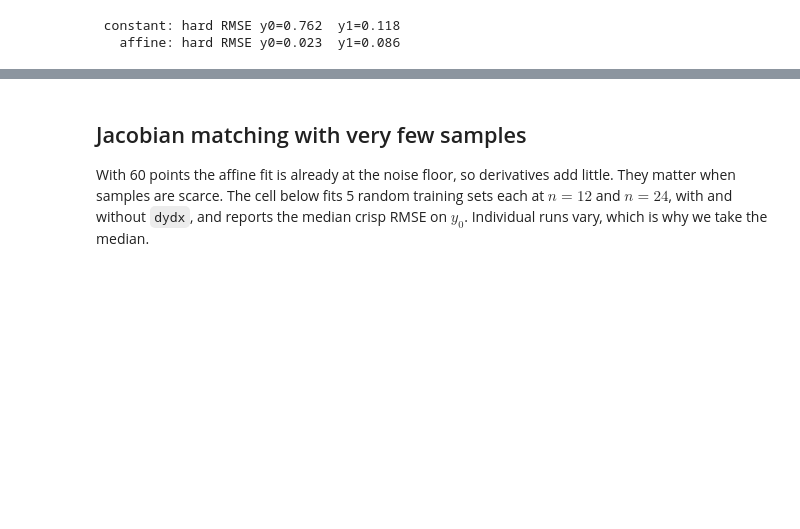
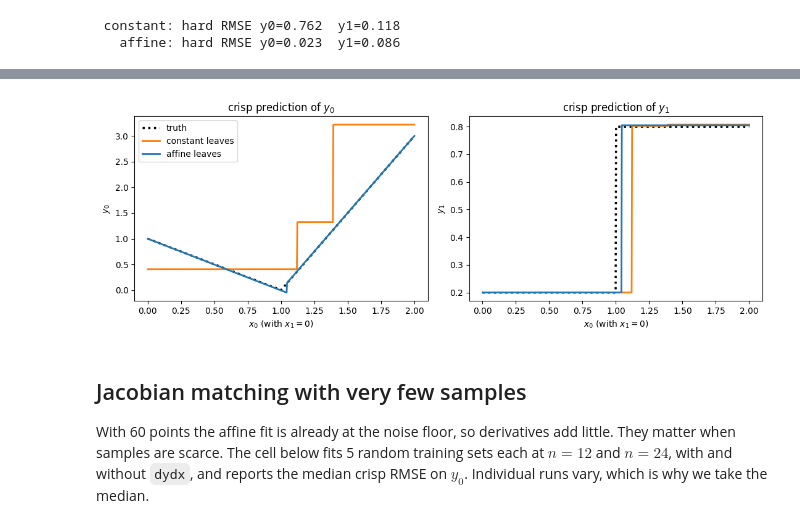
Before and after one commit to jkitchin/jax-difftree, a Jupyter notebook: notebooks/piecewise_linear_milp.ipynb, the cells around one changed output, grey strips where cells are left out. Cells and saved outputs as stored; diff of their text form; code cells hidden in the pictures; blank space fills up the shorter version.

```diff
--- a/notebooks/piecewise_linear_milp.ipynb
+++ b/notebooks/piecewise_linear_milp.ipynb
@@ -58,3 +81,17 @@ for name, mod in models.items():
+# %%
+xs = np.linspace(lo[0], hi[0], 600)
+S0 = np.c_[xs, np.zeros_like(xs)]
+fig, axes = plt.subplots(1, 2, figsize=(11, 4))
+for k, ax in enumerate(axes):
+    ax.plot(xs, truth(S0)[:, k], "k:", lw=2.5, label="truth")
+    for name, c in (("constant", "C1"), ("affine", "C0")):
+        ax.plot(xs, models[name].predict(S0, hard=True)[:, k], color=c, lw=2, label=f"{name} leaves")
+    ax.set(xlabel="$x_0$ (with $x_1 = 0$)", ylabel=f"$y_{k}$", title=f"crisp prediction of $y_{k}$")
+axes[0].legend()
+plt.tight_layout()
+plt.show()
+# %% [output]
+[figure, added]
 # %% [markdown]
 ## Jacobian matching with very few samples
 
```
Also changed, not shown: parts of 16 cells of this notebook, 13 other files.
